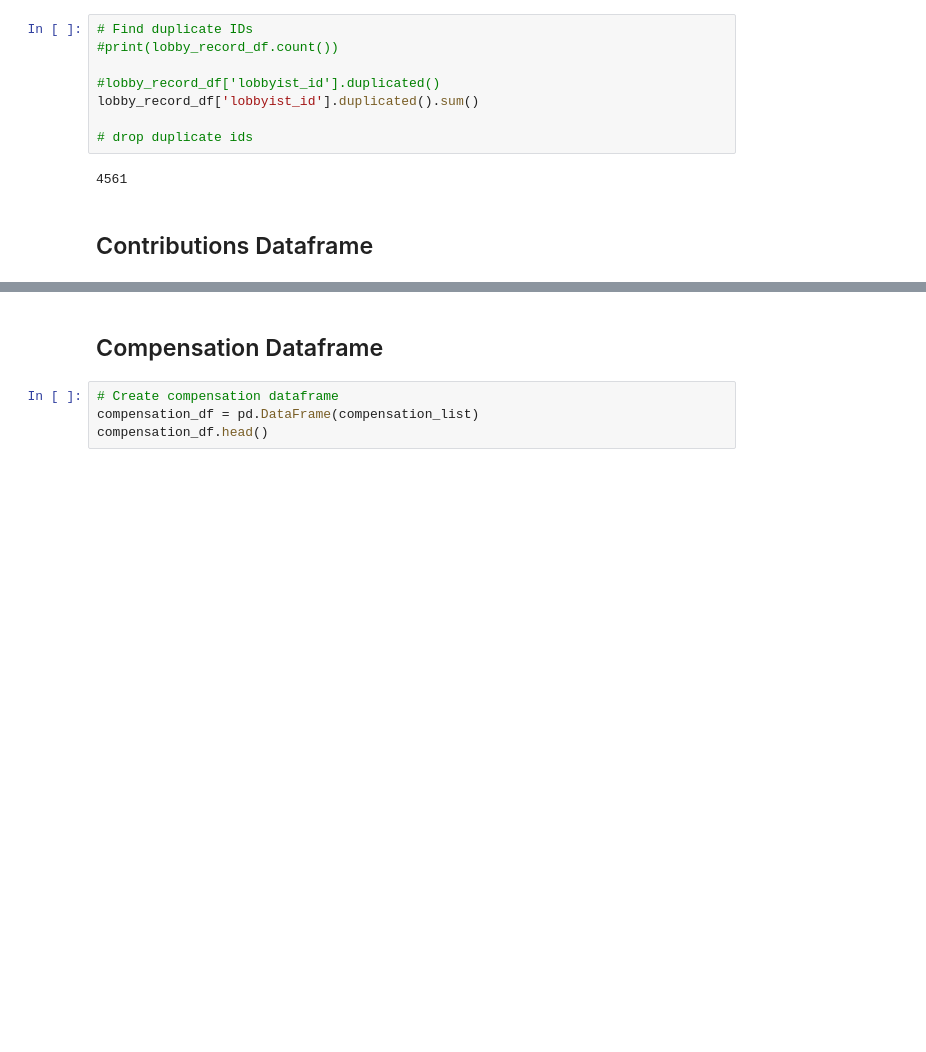
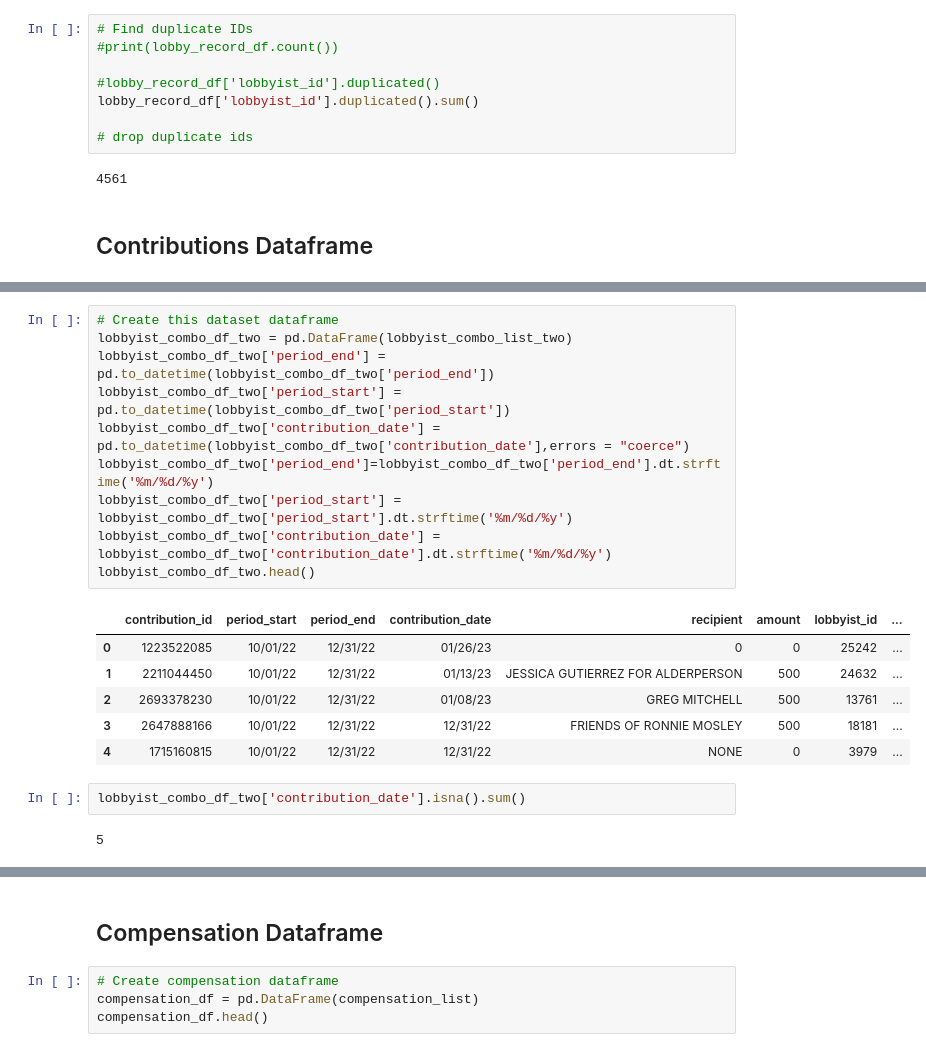
Before and after one commit to eabouche/group-project-3-lobbyist-analysis, a Jupyter notebook: Lobbyist_ETL_and_Analysis.ipynb, the cells around one changed output, grey strips where cells are left out. Cells and saved outputs as stored; diff of their text form; blank space fills up the shorter version.

```diff
--- a/Lobbyist_ETL_and_Analysis.ipynb
+++ b/Lobbyist_ETL_and_Analysis.ipynb
@@ -481,0 +549,21 @@ lobbyist_combo_df_two.head()
+# %%
+# Create this dataset dataframe
+lobbyist_combo_df_two = pd.DataFrame(lobbyist_combo_list_two)
+lobbyist_combo_df_two['period_end'] = pd.to_datetime(lobbyist_combo_df_two['period_end'])
+lobbyist_combo_df_two['period_start'] = pd.to_datetime(lobbyist_combo_df_two['period_start'])
+lobbyist_combo_df_two['contribution_date'] = pd.to_datetime(lobbyist_combo_df_two['contribution_date'],errors = "coerce")
+lobbyist_combo_df_two['period_end']=lobbyist_combo_df_two['period_end'].dt.strftime('%m/%d/%y')
+lobbyist_combo_df_two['period_start'] = lobbyist_combo_df_two['period_start'].dt.strftime('%m/%d/%y')
+lobbyist_combo_df_two['contribution_date'] = lobbyist_combo_df_two['contribution_date'].dt.strftime('%m/%d/%y')
+lobbyist_combo_df_two.head()
+# %% [output]
+|  | contribution_id | period_start | period_end | contribution_date | recipient | amount | lobbyist_id | ... |
+| 0 | 1223522085 | 10/01/22 | 12/31/22 | 01/26/23 | 0 | 0 | 25242 | ... |
+| 1 | 2211044450 | 10/01/22 | 12/31/22 | 01/13/23 | JESSICA GUTIERREZ FOR ALDERPERSON | 500 | 24632 | ... |
+| 2 | 2693378230 | 10/01/22 | 12/31/22 | 01/08/23 | GREG MITCHELL | 500 | 13761 | ... |
+| 3 | 2647888166 | 10/01/22 | 12/31/22 | 12/31/22 | FRIENDS OF RONNIE MOSLEY | 500 | 18181 | ... |
+| 4 | 1715160815 | 10/01/22 | 12/31/22 | 12/31/22 | NONE | 0 | 3979 | ... |
+# %%
+lobbyist_combo_df_two['contribution_date'].isna().sum()
+# %% [output]
+5
```
Also changed, not shown: parts of 28 cells of this notebook.
